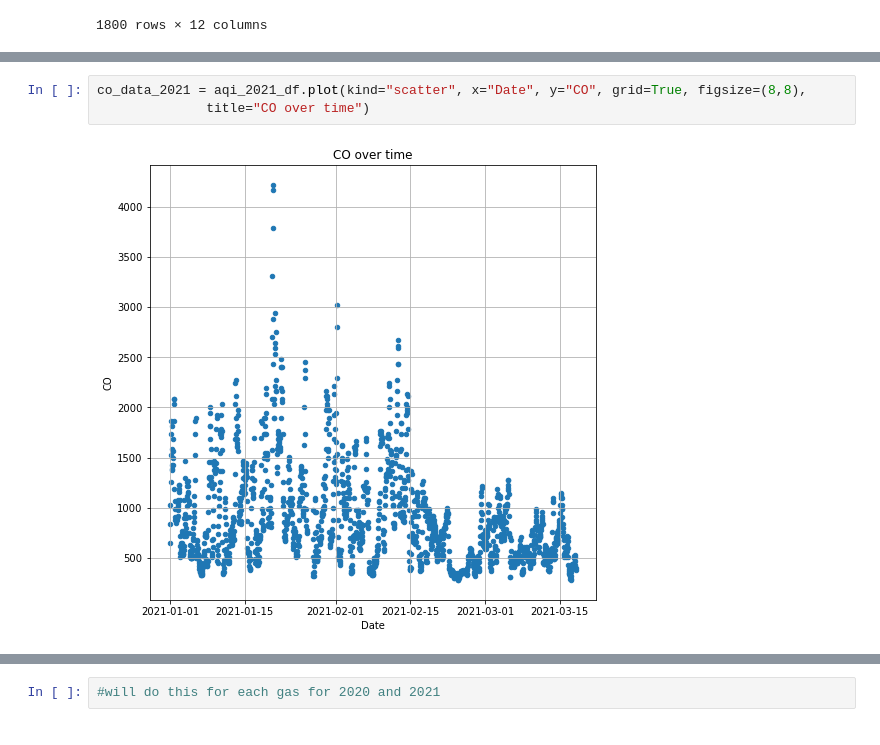
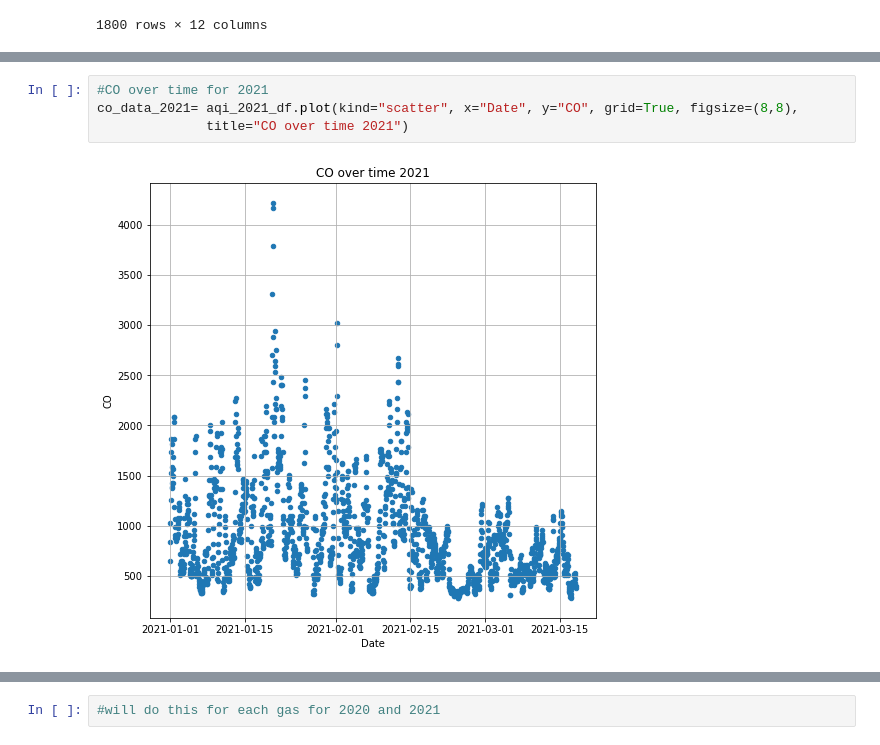
Before and after one commit to admngz/project-one, a Jupyter notebook: k_aqi_project.ipynb, the cells around one changed output, grey strips where cells are left out. Cells and saved outputs as stored; diff of their text form.

```diff
--- a/k_aqi_project.ipynb
+++ b/k_aqi_project.ipynb
@@ -137,5 +138,6 @@ co_data_2020 = aqi_2020_df.plot(kind="scatter", x="Date", y="CO", grid=True, fig
-# %%
-co_data_2021 = aqi_2021_df.plot(kind="scatter", x="Date", y="CO", grid=True, figsize=(8,8),
-              title="CO over time")
-# %% [output]
-[figure, removed]
+# %%
+#CO over time for 2021
+co_data_2021= aqi_2021_df.plot(kind="scatter", x="Date", y="CO", grid=True, figsize=(8,8),
+              title="CO over time 2021")
+# %% [output]
+[figure, added]
```
Also changed, not shown: parts of 14 cells of this notebook.
